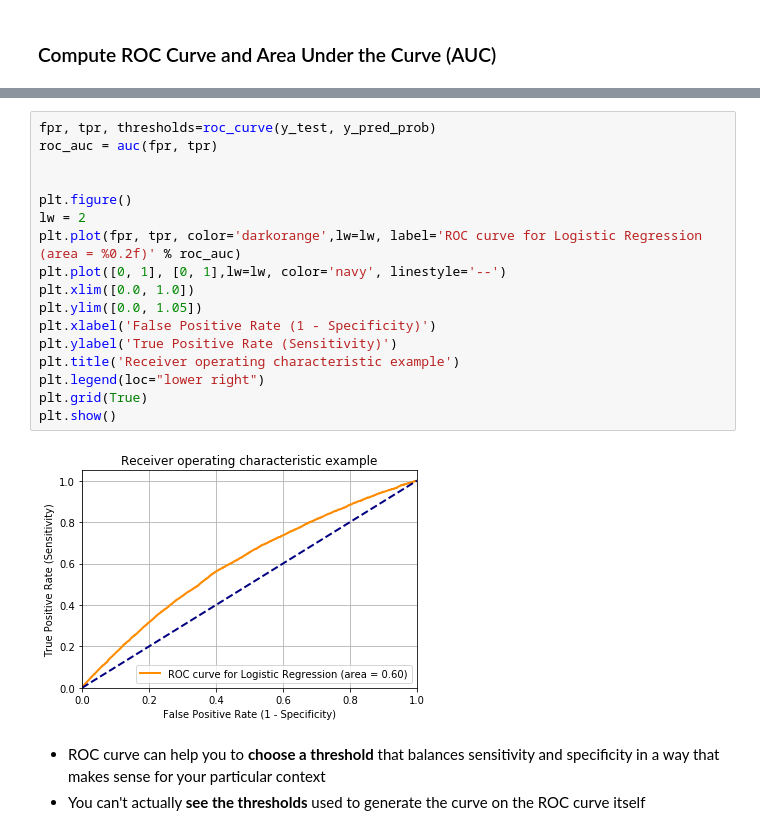
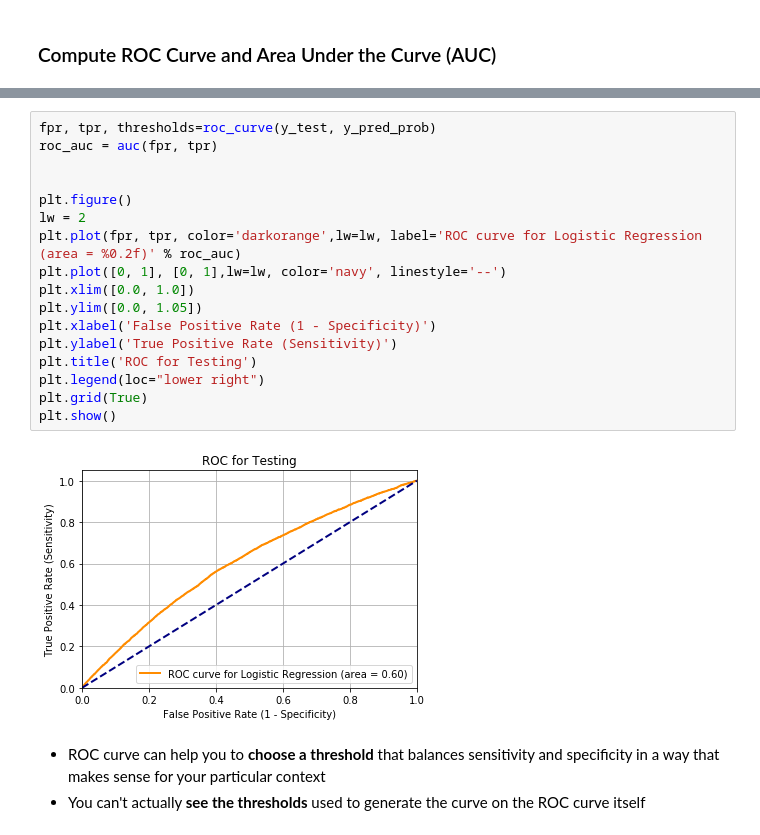
Before and after one commit to srastgou/Capstone-Project-Home-Credit-Default-Risk-, a Jupyter notebook: Capstone Proejct Home Credit Default Risk.ipynb, the cells around one changed output, grey strips where cells are left out. Cells and saved outputs as stored; diff of their text form.

```diff
--- a/Capstone Proejct Home Credit Default Risk.ipynb
+++ b/Capstone Proejct Home Credit Default Risk.ipynb
@@ -932,22 +952,22 @@ print(65770 / (65770+18595))
 # %%
 fpr, tpr, thresholds=roc_curve(y_test, y_pred_prob)
 roc_auc = auc(fpr, tpr)
 
 
 plt.figure()
 lw = 2
 plt.plot(fpr, tpr, color='darkorange',lw=lw, label='ROC curve for Logistic Regression (area = %0.2f)' % roc_auc)
 plt.plot([0, 1], [0, 1],lw=lw, color='navy', linestyle='--')
 plt.xlim([0.0, 1.0])
 plt.ylim([0.0, 1.05])
 plt.xlabel('False Positive Rate (1 - Specificity)')
 plt.ylabel('True Positive Rate (Sensitivity)')
-plt.title('Receiver operating characteristic example')
+plt.title('ROC for Testing')
 plt.legend(loc="lower right")
 plt.grid(True)
 plt.show()
 # %% [output]
-[figure, old version]
+[figure, new version]
 # %% [markdown]
 - ROC curve can help you to **choose a threshold** that balances sensitivity and specificity in a way that makes sense for your particular context
 - You can't actually **see the thresholds** used to generate the curve on the ROC curve itself
```
Also changed, not shown: parts of 19 cells of this notebook.
